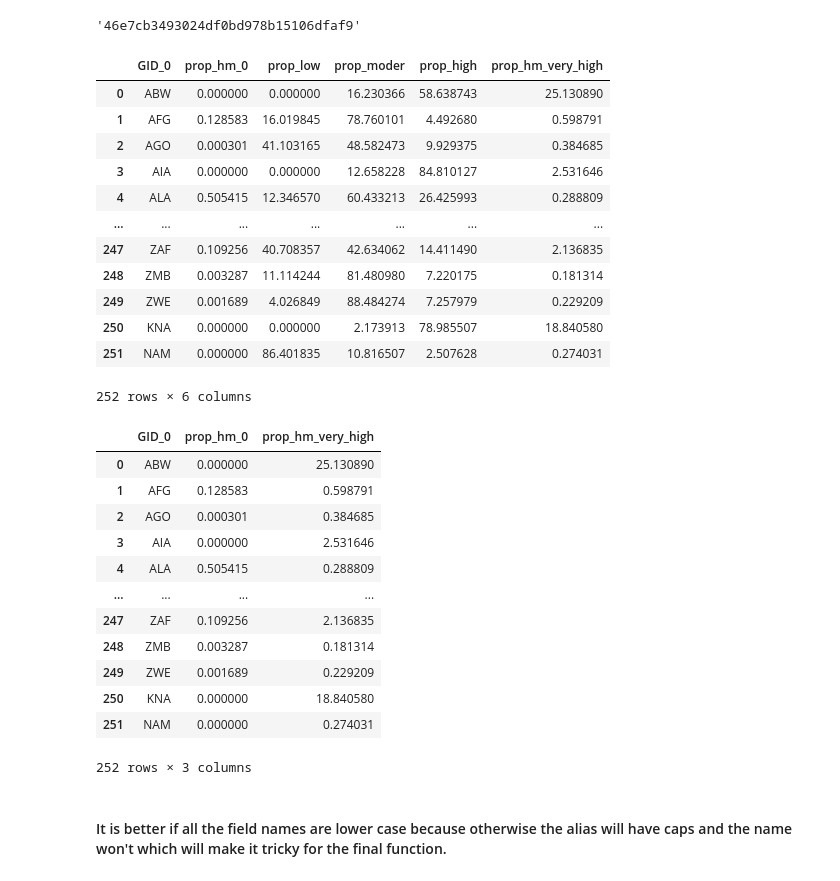
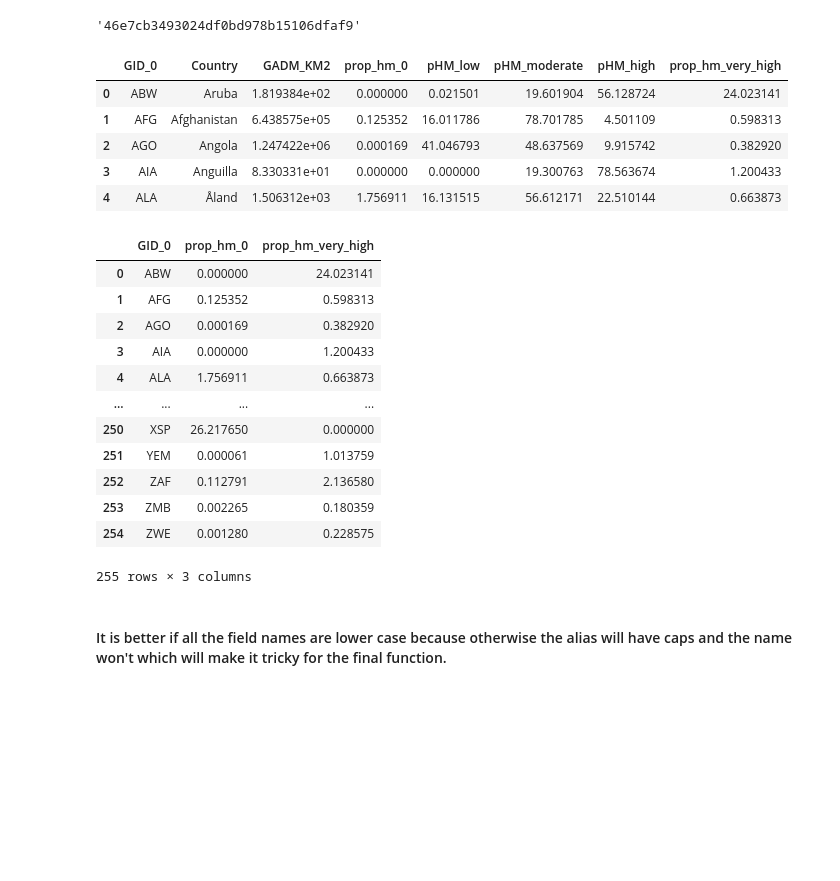
Before and after one commit to Vizzuality/he-scratchfolder, a Jupyter notebook: replaceDataInFeatureService.ipynb, the cells around one changed output. Drawn from its saved outputs; the diff is of its cells as text; code cells hidden in the pictures; blank space fills up the shorter version.

```diff
--- a/replaceDataInFeatureService.ipynb
+++ b/replaceDataInFeatureService.ipynb
@@ -118,41 +118,34 @@ item_id
 # %%
 flayer = getFlayerFromID(item_id)
 # %%
-csv_table_all = pd.read_csv("/Users/gretacvega/Documents/GitHub/vizzWork/MOL/country_data/ghm_class_proportions_rename.csv")
+csv_table_all = pd.read_csv("/Users/gretacvega/Documents/GitHub/vizzWork/MOL/HM_by_country_20201007_rename.csv")
 # %%
-csv_table_all
+csv_table_all.head()
 # %% [output]
-|  | GID_0 | prop_hm_0 | prop_low | prop_moder | prop_high | prop_hm_very_high |
-| 0 | ABW | 0.000000 | 0.000000 | 16.230366 | 58.638743 | 25.130890 |
-| 1 | AFG | 0.128583 | 16.019845 | 78.760101 | 4.492680 | 0.598791 |
-| 2 | AGO | 0.000301 | 41.103165 | 48.582473 | 9.929375 | 0.384685 |
-| 3 | AIA | 0.000000 | 0.000000 | 12.658228 | 84.810127 | 2.531646 |
-| 4 | ALA | 0.505415 | 12.346570 | 60.433213 | 26.425993 | 0.288809 |
-| ... | ... | ... | ... | ... | ... | ... |
-| 247 | ZAF | 0.109256 | 40.708357 | 42.634062 | 14.411490 | 2.136835 |
-| 248 | ZMB | 0.003287 | 11.114244 | 81.480980 | 7.220175 | 0.181314 |
-| 249 | ZWE | 0.001689 | 4.026849 | 88.484274 | 7.257979 | 0.229209 |
-| 250 | KNA | 0.000000 | 0.000000 | 2.173913 | 78.985507 | 18.840580 |
-| 251 | NAM | 0.000000 | 86.401835 | 10.816507 | 2.507628 | 0.274031 |
+|  | GID_0 | Country | GADM_KM2 | prop_hm_0 | pHM_low | pHM_moderate | pHM_high | prop_hm_very_high |
+| 0 | ABW | Aruba | 1.819384e+02 | 0.000000 | 0.021501 | 19.601904 | 56.128724 | 24.023141 |
+| 1 | AFG | Afghanistan | 6.438575e+05 | 0.125352 | 16.011786 | 78.701785 | 4.501109 | 0.598313 |
+| 2 | AGO | Angola | 1.247422e+06 | 0.000169 | 41.046793 | 48.637569 | 9.915742 | 0.382920 |
+| 3 | AIA | Anguilla | 8.330331e+01 | 0.000000 | 0.000000 | 19.300763 | 78.563674 | 1.200433 |
+| 4 | ALA | Åland | 1.506312e+03 | 1.756911 | 16.131515 | 56.612171 | 22.510144 | 0.663873 |
-252 rows × 6 columns
 # %%
 csv_table = csv_table_all[['GID_0', 'prop_hm_0', 'prop_hm_very_high']]
 # %%
 csv_table
 # %% [output]
 |  | GID_0 | prop_hm_0 | prop_hm_very_high |
-| 0 | ABW | 0.000000 | 25.130890 |
-| 1 | AFG | 0.128583 | 0.598791 |
-| 2 | AGO | 0.000301 | 0.384685 |
-| 3 | AIA | 0.000000 | 2.531646 |
-| 4 | ALA | 0.505415 | 0.288809 |
+| 0 | ABW | 0.000000 | 24.023141 |
+| 1 | AFG | 0.125352 | 0.598313 |
+| 2 | AGO | 0.000169 | 0.382920 |
+| 3 | AIA | 0.000000 | 1.200433 |
+| 4 | ALA | 1.756911 | 0.663873 |
 | ... | ... | ... | ... |
-| 247 | ZAF | 0.109256 | 2.136835 |
-| 248 | ZMB | 0.003287 | 0.181314 |
-| 249 | ZWE | 0.001689 | 0.229209 |
-| 250 | KNA | 0.000000 | 18.840580 |
-| 251 | NAM | 0.000000 | 0.274031 |
+| 250 | XSP | 26.217650 | 0.000000 |
+| 251 | YEM | 0.000061 | 1.013759 |
+| 252 | ZAF | 0.112791 | 2.136580 |
+| 253 | ZMB | 0.002265 | 0.180359 |
+| 254 | ZWE | 0.001280 | 0.228575 |
-252 rows × 3 columns
+255 rows × 3 columns
 # %% [markdown]
 #### It is better if all the field names are lower case because otherwise the alias will have caps and the name won't which will make it tricky for the final function.
 # %%
```
Also changed, not shown: parts of 3 cells of this notebook, 2 other files.
